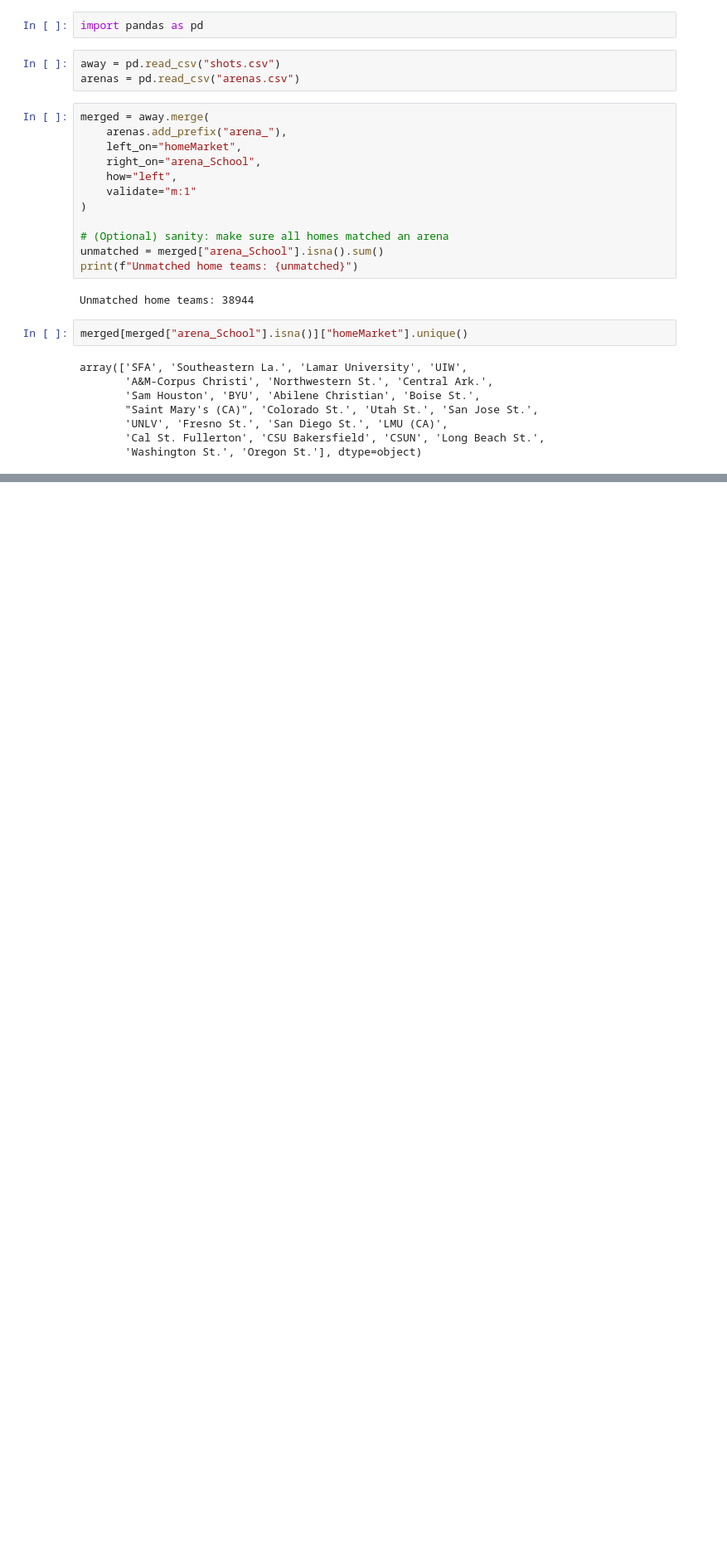
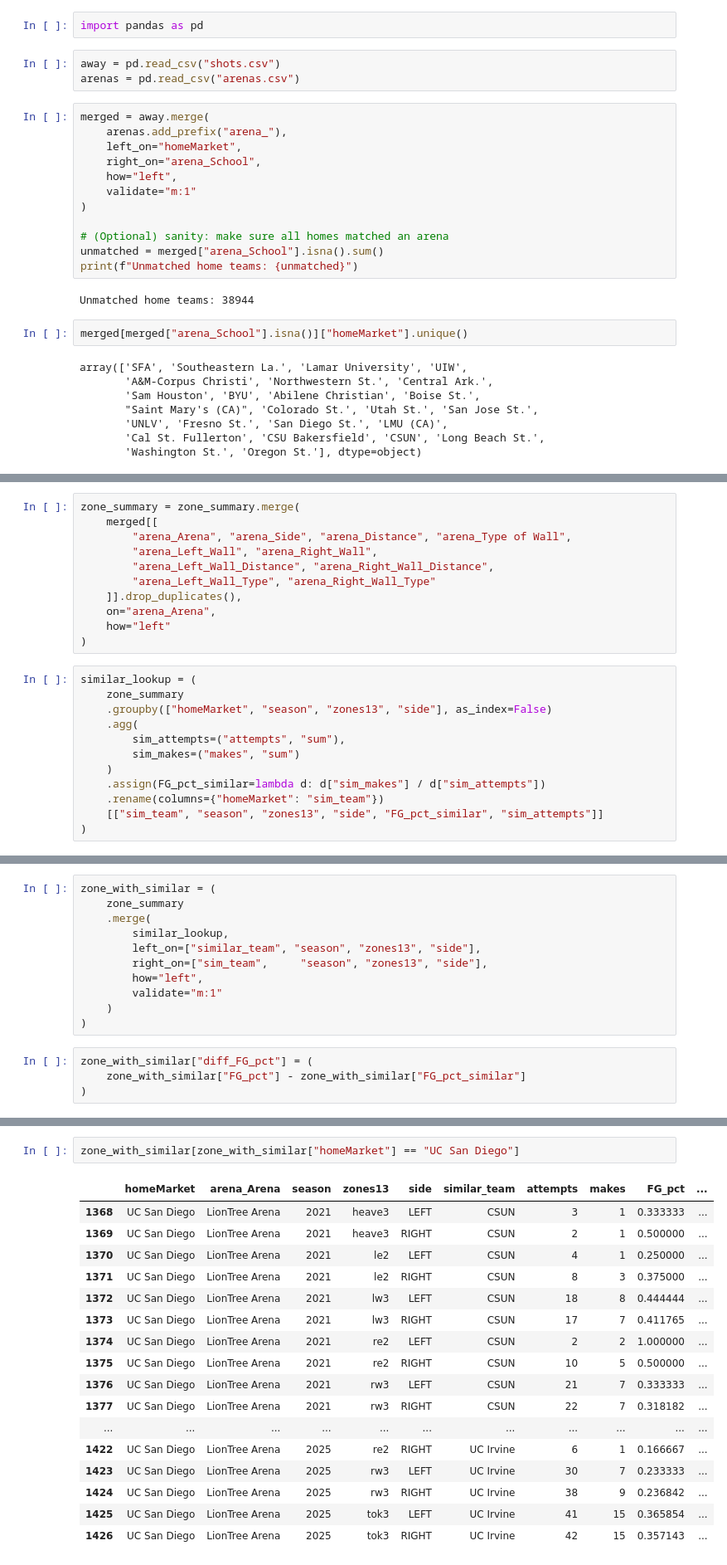
Before and after one commit to realmabg/NCAAB_depth_perception, a Jupyter notebook: analysis.ipynb, the cells around one changed output, grey strips where cells are left out. Shown: that part at 83% size. Saved outputs shown, nothing was run; the diff lists cells and outputs as text; blank space fills up the shorter version.

```diff
--- a/analysis.ipynb
+++ b/analysis.ipynb
@@ -29,0 +94,23 @@ array(['SFA', 'Southeastern La.', 'Lamar University', 'UIW',
+# %%
+zone_summary = zone_summary.merge(
+    merged[[
+        "arena_Arena", "arena_Side", "arena_Distance", "arena_Type of Wall",
+        "arena_Left_Wall", "arena_Right_Wall",
+        "arena_Left_Wall_Distance", "arena_Right_Wall_Distance",
+        "arena_Left_Wall_Type", "arena_Right_Wall_Type"
+    ]].drop_duplicates(),
+    on="arena_Arena",
+    how="left"
+)
+# %%
+similar_lookup = (
+    zone_summary
+    .groupby(["homeMarket", "season", "zones13", "side"], as_index=False)
+    .agg(
+        sim_attempts=("attempts", "sum"),
+        sim_makes=("makes", "sum")
+    )
+    .assign(FG_pct_similar=lambda d: d["sim_makes"] / d["sim_attempts"])
+    .rename(columns={"homeMarket": "sim_team"})
+    [["sim_team", "season", "zones13", "side", "FG_pct_similar", "sim_attempts"]]
+)
@@ -29,0 +181,15 @@ array(['SFA', 'Southeastern La.', 'Lamar University', 'UIW',
+# %%
+zone_with_similar = (
+    zone_summary
+    .merge(
+        similar_lookup,
+        left_on=["similar_team", "season", "zones13", "side"],
+        right_on=["sim_team",     "season", "zones13", "side"],
+        how="left",
+        validate="m:1"
+    )
+)
+# %%
+zone_with_similar["diff_FG_pct"] = (
+    zone_with_similar["FG_pct"] - zone_with_similar["FG_pct_similar"]
+)
@@ -29,0 +212,20 @@ array(['SFA', 'Southeastern La.', 'Lamar University', 'UIW',
+# %%
+zone_with_similar[zone_with_similar["homeMarket"] == "UC San Diego"]
+# %% [output]
+|  | homeMarket | arena_Arena | season | zones13 | side | similar_team | attempts | makes | FG_pct | ... |
+| 1368 | UC San Diego | LionTree Arena | 2021 | heave3 | LEFT | CSUN | 3 | 1 | 0.333333 | ... |
+| 1369 | UC San Diego | LionTree Arena | 2021 | heave3 | RIGHT | CSUN | 2 | 1 | 0.500000 | ... |
+| 1370 | UC San Diego | LionTree Arena | 2021 | le2 | LEFT | CSUN | 4 | 1 | 0.250000 | ... |
+| 1371 | UC San Diego | LionTree Arena | 2021 | le2 | RIGHT | CSUN | 8 | 3 | 0.375000 | ... |
+| 1372 | UC San Diego | LionTree Arena | 2021 | lw3 | LEFT | CSUN | 18 | 8 | 0.444444 | ... |
+| 1373 | UC San Diego | LionTree Arena | 2021 | lw3 | RIGHT | CSUN | 17 | 7 | 0.411765 | ... |
+| 1374 | UC San Diego | LionTree Arena | 2021 | re2 | LEFT | CSUN | 2 | 2 | 1.000000 | ... |
+| 1375 | UC San Diego | LionTree Arena | 2021 | re2 | RIGHT | CSUN | 10 | 5 | 0.500000 | ... |
+| 1376 | UC San Diego | LionTree Arena | 2021 | rw3 | LEFT | CSUN | 21 | 7 | 0.333333 | ... |
+| 1377 | UC San Diego | LionTree Arena | 2021 | rw3 | RIGHT | CSUN | 22 | 7 | 0.318182 | ... |
+| ... | ... | ... | ... | ... | ... | ... | ... | ... | ... | ... |
+| 1422 | UC San Diego | LionTree Arena | 2025 | re2 | RIGHT | UC Irvine | 6 | 1 | 0.166667 | ... |
+| 1423 | UC San Diego | LionTree Arena | 2025 | rw3 | LEFT | UC Irvine | 30 | 7 | 0.233333 | ... |
+| 1424 | UC San Diego | LionTree Arena | 2025 | rw3 | RIGHT | UC Irvine | 38 | 9 | 0.236842 | ... |
+| 1425 | UC San Diego | LionTree Arena | 2025 | tok3 | LEFT | UC Irvine | 41 | 15 | 0.365854 | ... |
+| 1426 | UC San Diego | LionTree Arena | 2025 | tok3 | RIGHT | UC Irvine | 42 | 15 | 0.357143 | ... |
```
Also changed, not shown: parts of 34 cells of this notebook.
